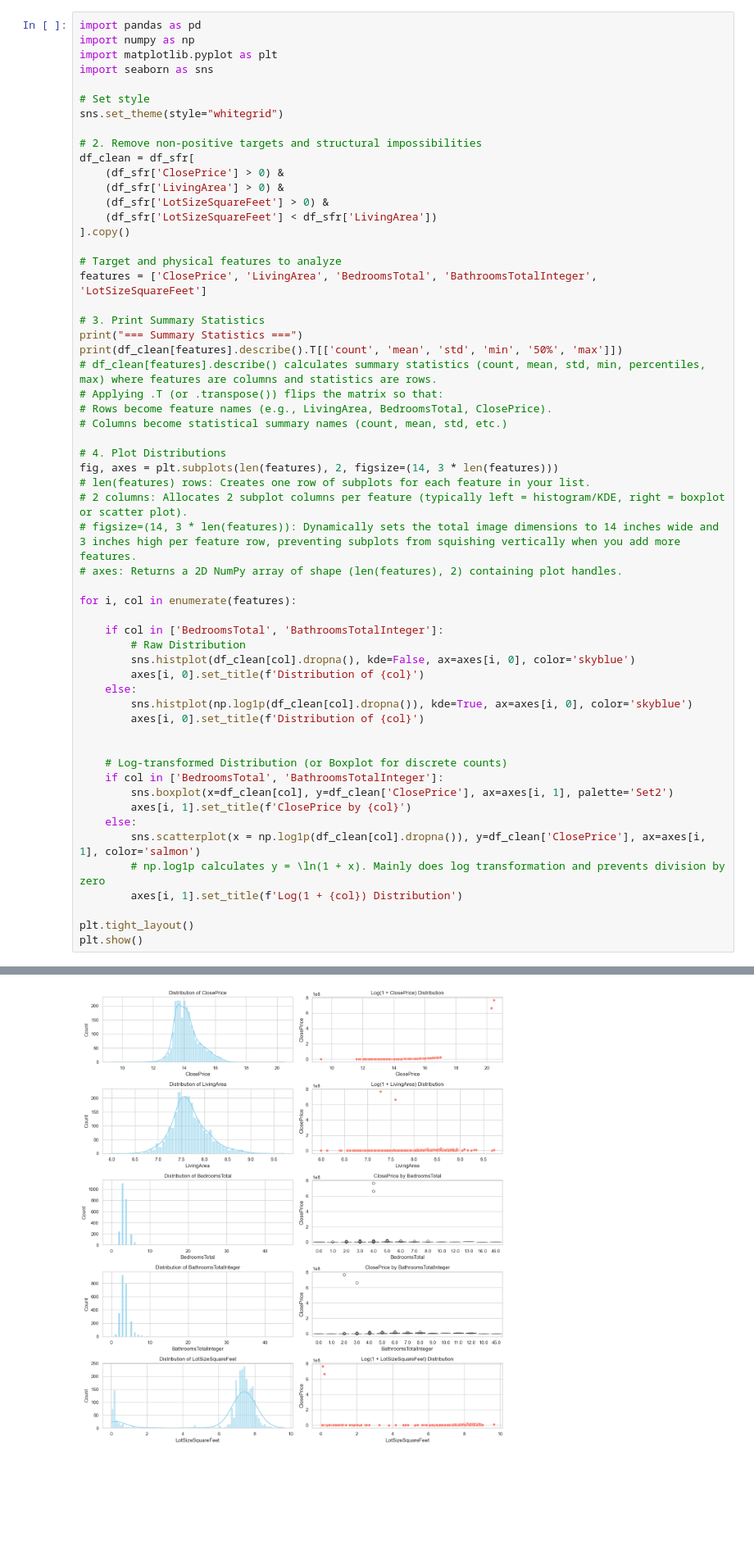
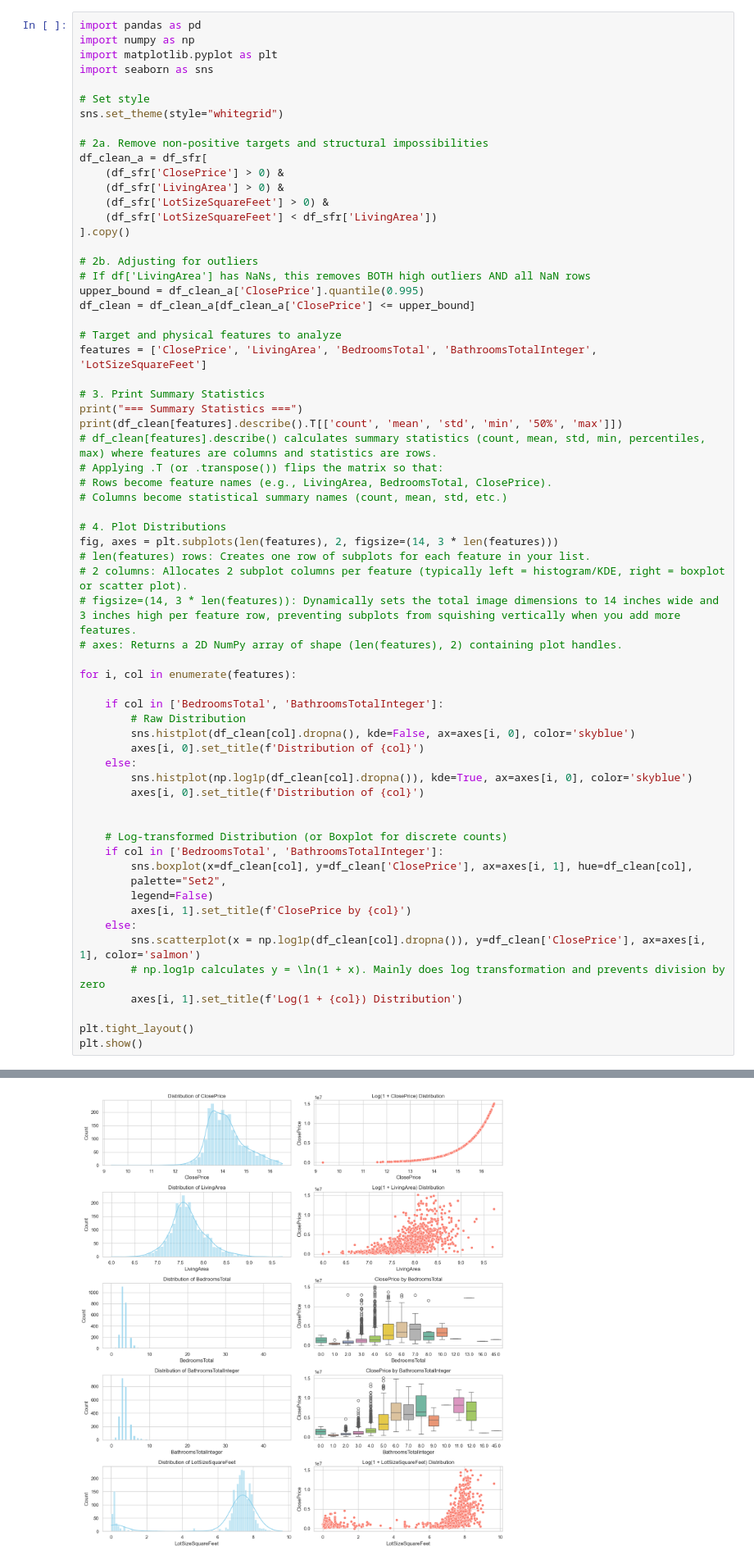
Before and after one commit to joeywsd/IDX-Exchange-Data-Science, a Jupyter notebook: 01_exploration.ipynb, the cells around one changed output, grey strips where cells are left out. Shown at 82% size. Saved outputs shown, nothing was run; the diff lists cells and outputs as text; blank space fills up the shorter version.

Commit message:
Edited EDA to remove warning and adjust for outliers

```diff
--- a/01_exploration.ipynb
+++ b/01_exploration.ipynb
@@ -44,13 +44,18 @@ import seaborn as sns
 # Set style
 sns.set_theme(style="whitegrid")
 
-# 2. Remove non-positive targets and structural impossibilities
-df_clean = df_sfr[
+# 2a. Remove non-positive targets and structural impossibilities
+df_clean_a = df_sfr[
     (df_sfr['ClosePrice'] > 0) &
     (df_sfr['LivingArea'] > 0) &
     (df_sfr['LotSizeSquareFeet'] > 0) &
     (df_sfr['LotSizeSquareFeet'] < df_sfr['LivingArea'])
 ].copy()
+
+# 2b. Adjusting for outliers
+# If df['LivingArea'] has NaNs, this removes BOTH high outliers AND all NaN rows
+upper_bound = df_clean_a['ClosePrice'].quantile(0.995)
+df_clean = df_clean_a[df_clean_a['ClosePrice'] <= upper_bound]
 
 # Target and physical features to analyze
 features = ['ClosePrice', 'LivingArea', 'BedroomsTotal', 'BathroomsTotalInteger', 'LotSizeSquareFeet']
@@ -83,7 +88,9 @@ for i, col in enumerate(features):
 
     # Log-transformed Distribution (or Boxplot for discrete counts)
     if col in ['BedroomsTotal', 'BathroomsTotalInteger']:
-        sns.boxplot(x=df_clean[col], y=df_clean['ClosePrice'], ax=axes[i, 1], palette='Set2')
+        sns.boxplot(x=df_clean[col], y=df_clean['ClosePrice'], ax=axes[i, 1], hue=df_clean[col],
+        palette="Set2",
+        legend=False)
         axes[i, 1].set_title(f'ClosePrice by {col}')
     else:
         sns.scatterplot(x = np.log1p(df_clean[col].dropna()), y=df_clean['ClosePrice'], ax=axes[i, 1], color='salmon')
@@ -117 +117 @@ Passing `palette` without assigning `hue` is deprecated and will be removed in v
-[figure, old version]
+[figure, new version]
```
Also changed, not shown: parts of 1 cell of this notebook.
